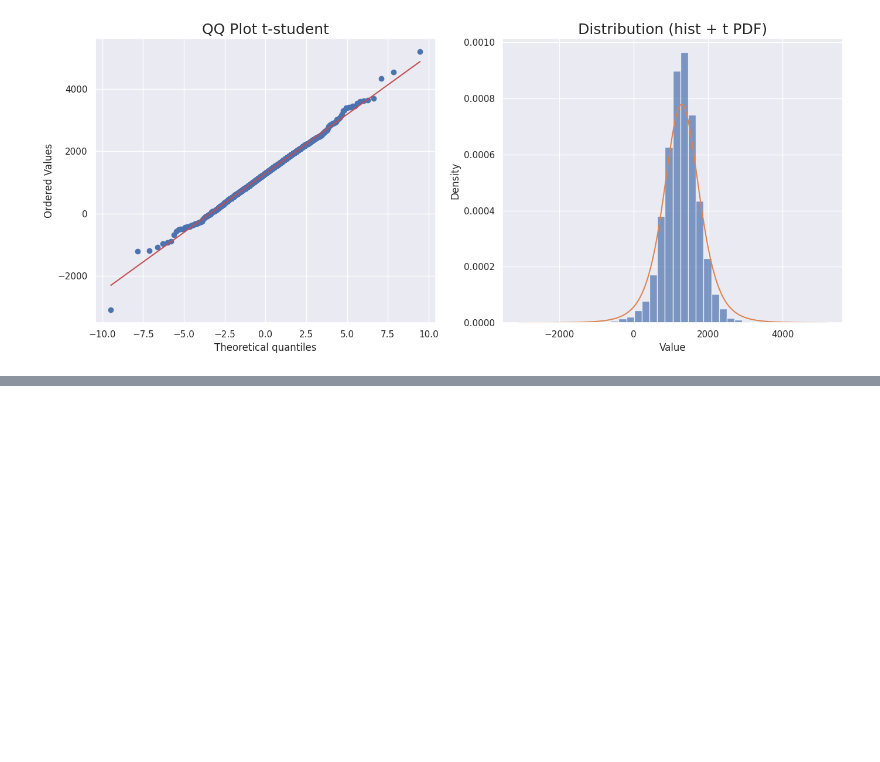
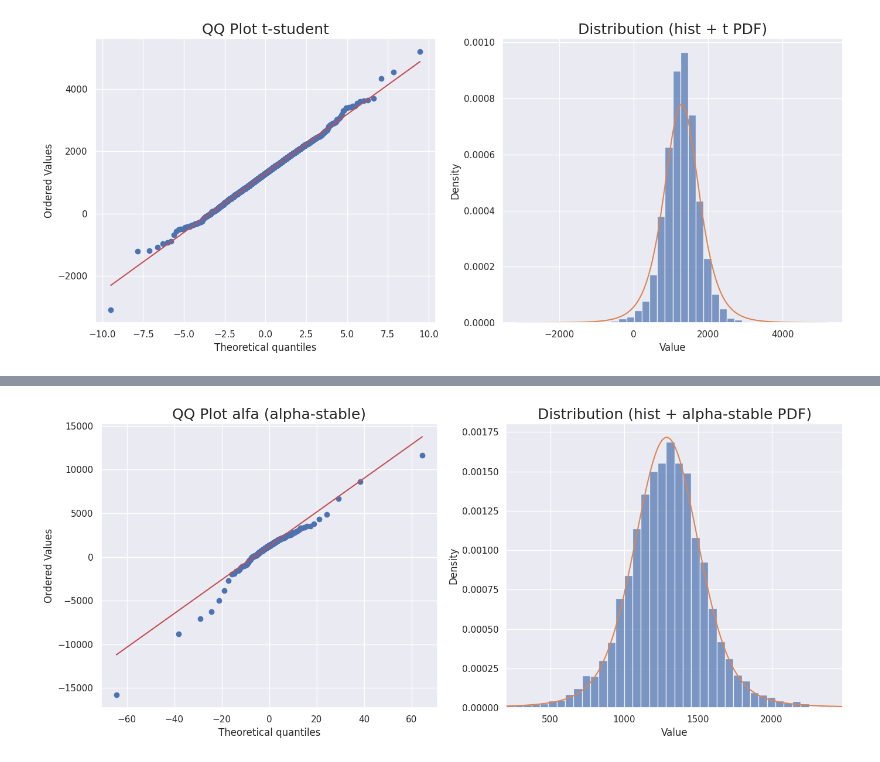
Before and after one commit to Marcin19721205/Timeseries_Data_Processing_Basic, a Jupyter notebook: Section_3_Introduction_to_Time_Series_Completed_.ipynb, the cells around one changed output, grey strips where cells are left out. Saved outputs shown, nothing was run; the diff lists cells and outputs as text; code cells hidden in the pictures; blank space fills up the shorter version.

```diff
--- a/Section_3_Introduction_to_Time_Series_Completed_.ipynb
+++ b/Section_3_Introduction_to_Time_Series_Completed_.ipynb
@@ -369,0 +467,47 @@ plt.show()
+# %%
+import numpy as np                      # arrays + numerics
+import matplotlib.pyplot as plt         # plotting
+import scipy.stats as st                # stats (QQ plot + PDFs)
+
+# ---------- Global x-axis scale + common histogram binning (shared with Gauss) ----------
+cols = ["Gauss", "tStudent", "alfa", "skew"]                                   # columns to compare
+q_low, q_high = 0.01, 0.99                                                     # robust percentiles for common x-range
+all_vals = np.concatenate([df_comp[c].dropna().to_numpy() for c in cols])      # stack all values
+
+x_left = np.quantile(all_vals, q_low)                                          # common left x-limit
+x_right = np.quantile(all_vals, q_high)                                        # common right x-limit
+
+n_bins = 40                                                                    # SAME bar count as Gauss
+bin_edges = np.linspace(x_left, x_right, n_bins + 1)                           # SAME bar widths everywhere
+
+# ---------- Alpha-stable plot ----------
+data = df_comp["alfa"].dropna().to_numpy()                                     # take alfa column as 1D array (drop NaNs)
+
+fig, axes = plt.subplots(1, 2, figsize=(14, 6))                                # two plots side-by-side
+
+# --- Left: QQ plot vs Alpha-stable distribution ---
+alpha = 1.7                                                                    # stability parameter (must match generation)
+beta = 0.0                                                                     # skewness parameter (must match generation)
+st.probplot(data, dist=st.levy_stable, sparams=(alpha, beta), plot=axes[0])    # QQ plot vs alpha-stable
+axes[0].set_title("QQ Plot alfa (alpha-stable)", fontsize=18)                  # title
+axes[0].grid(True)                                                             # grid
+
+# --- Right: Distribution plot (Histogram + alpha-stable PDF overlay) ---
+loc_hat = np.median(data)                                                      # robust location estimate
+scale_hat = np.median(np.abs(data - loc_hat))                                  # robust scale proxy (MAD-like)
+scale_hat = max(scale_hat, 1e-12)                                              # avoid scale=0
+
+axes[1].hist(data, bins=bin_edges, density=True, alpha=0.7)                    # SAME bin edges => SAME bar widths
+x = np.linspace(x_left, x_right, 600)                                          # COMMON x-grid (same scale as others)
+axes[1].plot(x, st.levy_stable.pdf(x, alpha, beta, loc=loc_hat, scale=scale_hat))  # PDF overlay (approx)
+
+axes[1].set_title("Distribution (hist + alpha-stable PDF)", fontsize=18)       # title
+axes[1].set_xlabel("Value")                                                    # x-axis label
+axes[1].set_ylabel("Density")                                                  # y-axis label
+axes[1].grid(True)                                                             # grid
+axes[1].set_xlim(x_left, x_right)                                              # enforce COMMON x-limits
+
+plt.tight_layout()
+plt.show()
+# %% [output]
+[figure, added]
```
Also changed, not shown: parts of 6 cells of this notebook.
